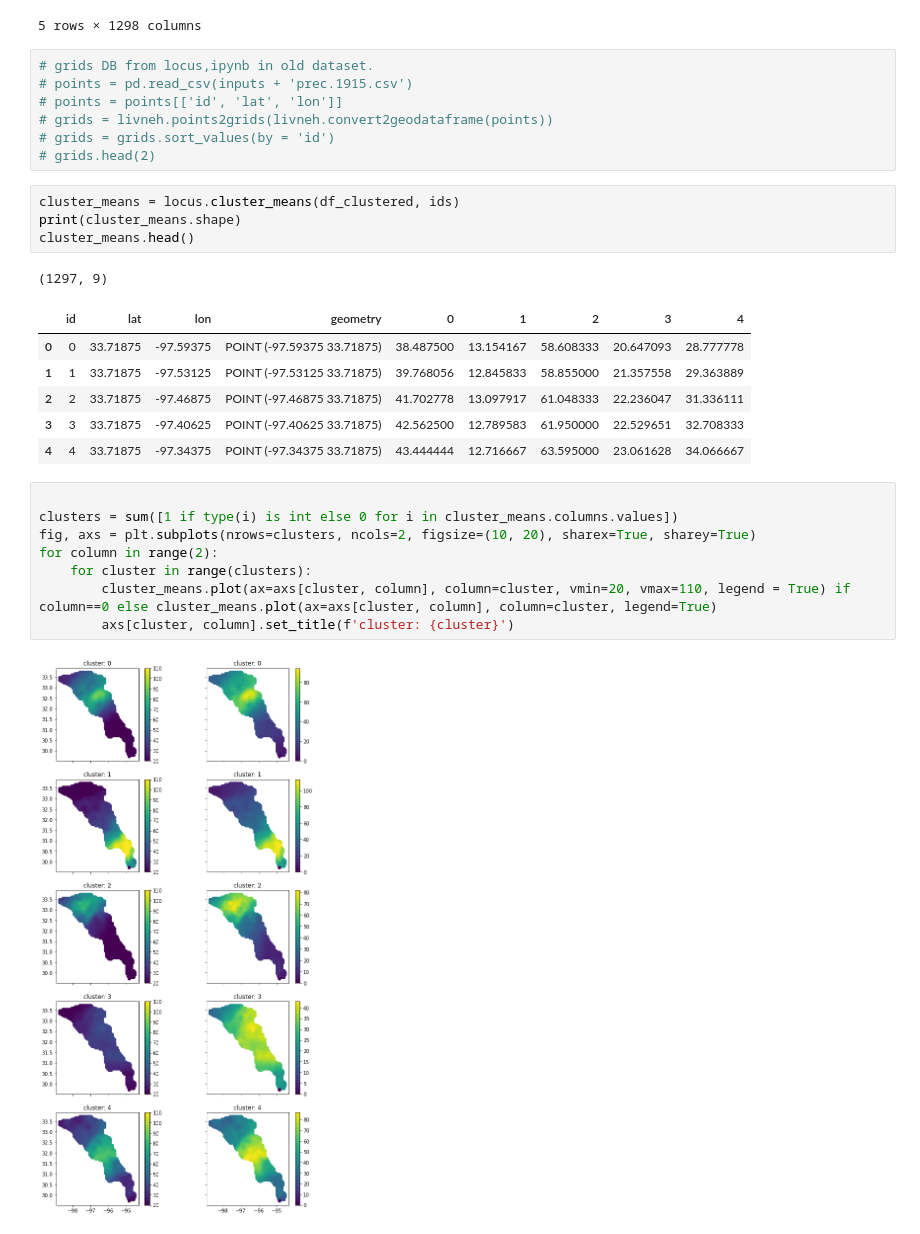
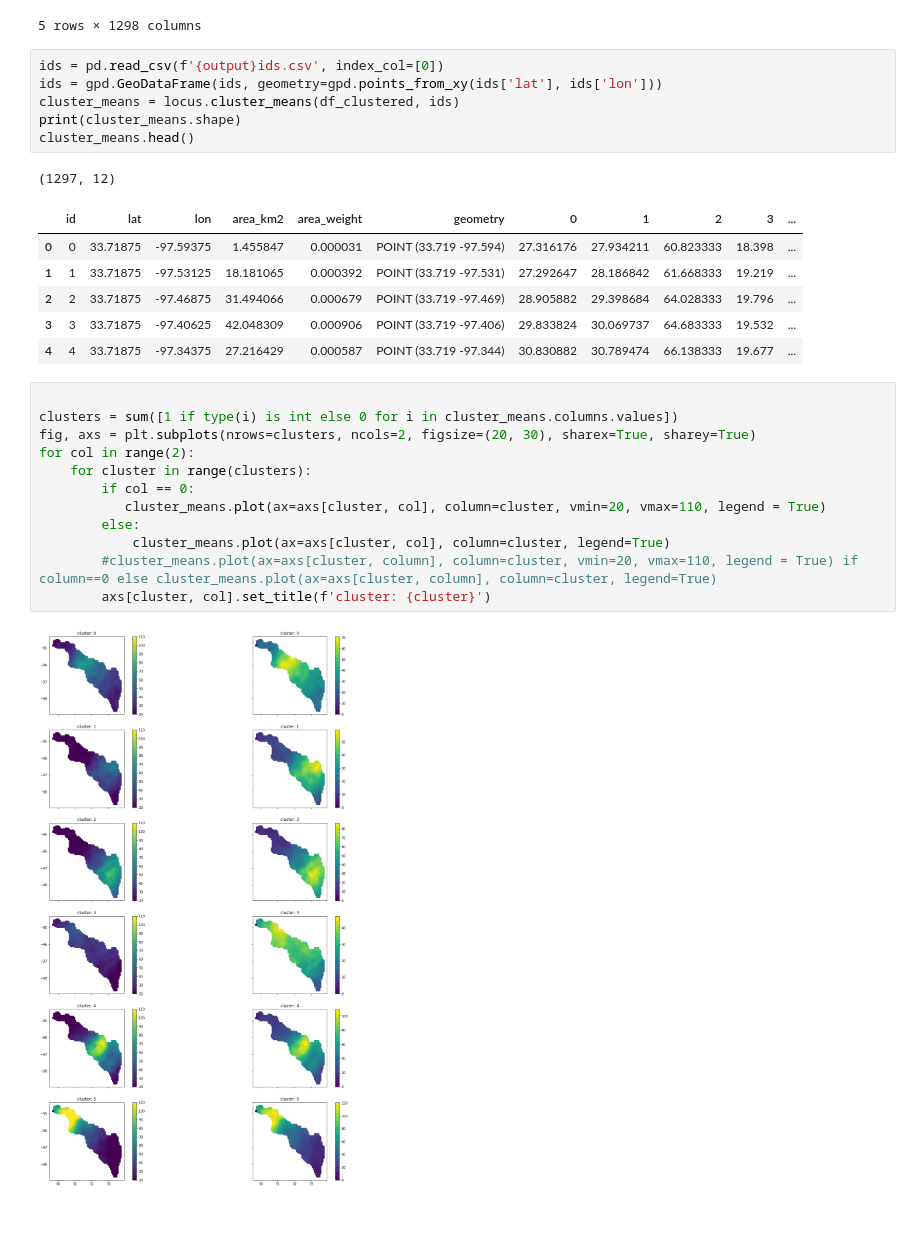
Before and after one commit to JohnRushKucharski/locus, a Jupyter notebook: src/examples/trinity.ipynb, the cells around one changed output. Cells and saved outputs as stored; diff of their text form.

Commit message:
added normalized cluster values

```diff
--- a/src/examples/trinity.ipynb
+++ b/src/examples/trinity.ipynb
@@ -141,32 +131,31 @@ df_clustered.head()
 | 1918-11-07 | 20.150 | 24.825 | 26.700 | 26.200 | 28.200 | 28.100 | 28.900 | 29.625 | 29.375 | 31.200 | ... | ... |
 | 1919-10-21 | 16.725 | 19.400 | 19.850 | 23.300 | 23.350 | 20.150 | 20.750 | 21.450 | 21.675 | 21.125 | ... | ... |
 5 rows × 1298 columns
-# %%
-# grids DB from locus,ipynb in old dataset.
-# points = pd.read_csv(inputs + 'prec.1915.csv')
-# points = points[['id', 'lat', 'lon']]
-# grids = livneh.points2grids(livneh.convert2geodataframe(points))
-# grids = grids.sort_values(by = 'id')
-# grids.head(2)
 # %%
+ids = pd.read_csv(f'{output}ids.csv', index_col=[0])
+ids = gpd.GeoDataFrame(ids, geometry=gpd.points_from_xy(ids['lat'], ids['lon']))
 cluster_means = locus.cluster_means(df_clustered, ids)
 print(cluster_means.shape)
 cluster_means.head()
 # %% [output]
-(1297, 9)
+(1297, 12)
-|  | id | lat | lon | geometry | 0 | 1 | 2 | 3 | 4 |
-| 0 | 0 | 33.71875 | -97.59375 | POINT (-97.59375 33.71875) | 38.487500 | 13.154167 | 58.608333 | 20.647093 | 28.777778 |
-| 1 | 1 | 33.71875 | -97.53125 | POINT (-97.53125 33.71875) | 39.768056 | 12.845833 | 58.855000 | 21.357558 | 29.363889 |
-| 2 | 2 | 33.71875 | -97.46875 | POINT (-97.46875 33.71875) | 41.702778 | 13.097917 | 61.048333 | 22.236047 | 31.336111 |
-| 3 | 3 | 33.71875 | -97.40625 | POINT (-97.40625 33.71875) | 42.562500 | 12.789583 | 61.950000 | 22.529651 | 32.708333 |
-| 4 | 4 | 33.71875 | -97.34375 | POINT (-97.34375 33.71875) | 43.444444 | 12.716667 | 63.595000 | 23.061628 | 34.066667 |
+|  | id | lat | lon | area_km2 | area_weight | geometry | 0 | 1 | 2 | 3 | ... |
+| 0 | 0 | 33.71875 | -97.59375 | 1.455847 | 0.000031 | POINT (33.719 -97.594) | 27.316176 | 27.934211 | 60.823333 | 18.398 | ... |
+| 1 | 1 | 33.71875 | -97.53125 | 18.181065 | 0.000392 | POINT (33.719 -97.531) | 27.292647 | 28.186842 | 61.668333 | 19.219 | ... |
+| 2 | 2 | 33.71875 | -97.46875 | 31.494066 | 0.000679 | POINT (33.719 -97.469) | 28.905882 | 29.398684 | 64.028333 | 19.796 | ... |
+| 3 | 3 | 33.71875 | -97.40625 | 42.048309 | 0.000906 | POINT (33.719 -97.406) | 29.833824 | 30.069737 | 64.683333 | 19.532 | ... |
+| 4 | 4 | 33.71875 | -97.34375 | 27.216429 | 0.000587 | POINT (33.719 -97.344) | 30.830882 | 30.789474 | 66.138333 | 19.677 | ... |
 # %%
 
 clusters = sum([1 if type(i) is int else 0 for i in cluster_means.columns.values])
-fig, axs = plt.subplots(nrows=clusters, ncols=2, figsize=(10, 20), sharex=True, sharey=True)
-for column in range(2):
+fig, axs = plt.subplots(nrows=clusters, ncols=2, figsize=(20, 30), sharex=True, sharey=True)
+for col in range(2):
     for cluster in range(clusters):
-        cluster_means.plot(ax=axs[cluster, column], column=cluster, vmin=20, vmax=110, legend = True) if column==0 else cluster_means.plot(ax=axs[cluster, column], column=cluster, legend=True)
-        axs[cluster, column].set_title(f'cluster: {cluster}')
+        if col == 0:
+           cluster_means.plot(ax=axs[cluster, col], column=cluster, vmin=20, vmax=110, legend = True)
+        else:
+            cluster_means.plot(ax=axs[cluster, col], column=cluster, legend=True)
+        #cluster_means.plot(ax=axs[cluster, column], column=cluster, vmin=20, vmax=110, legend = True) if column==0 else cluster_means.plot(ax=axs[cluster, column], column=cluster, legend=True)
+        axs[cluster, col].set_title(f'cluster: {cluster}')
 # %% [output]
-[figure, old version]
+[figure, new version]
```
Also changed, not shown: parts of 5 cells of this notebook, 2 other files.
